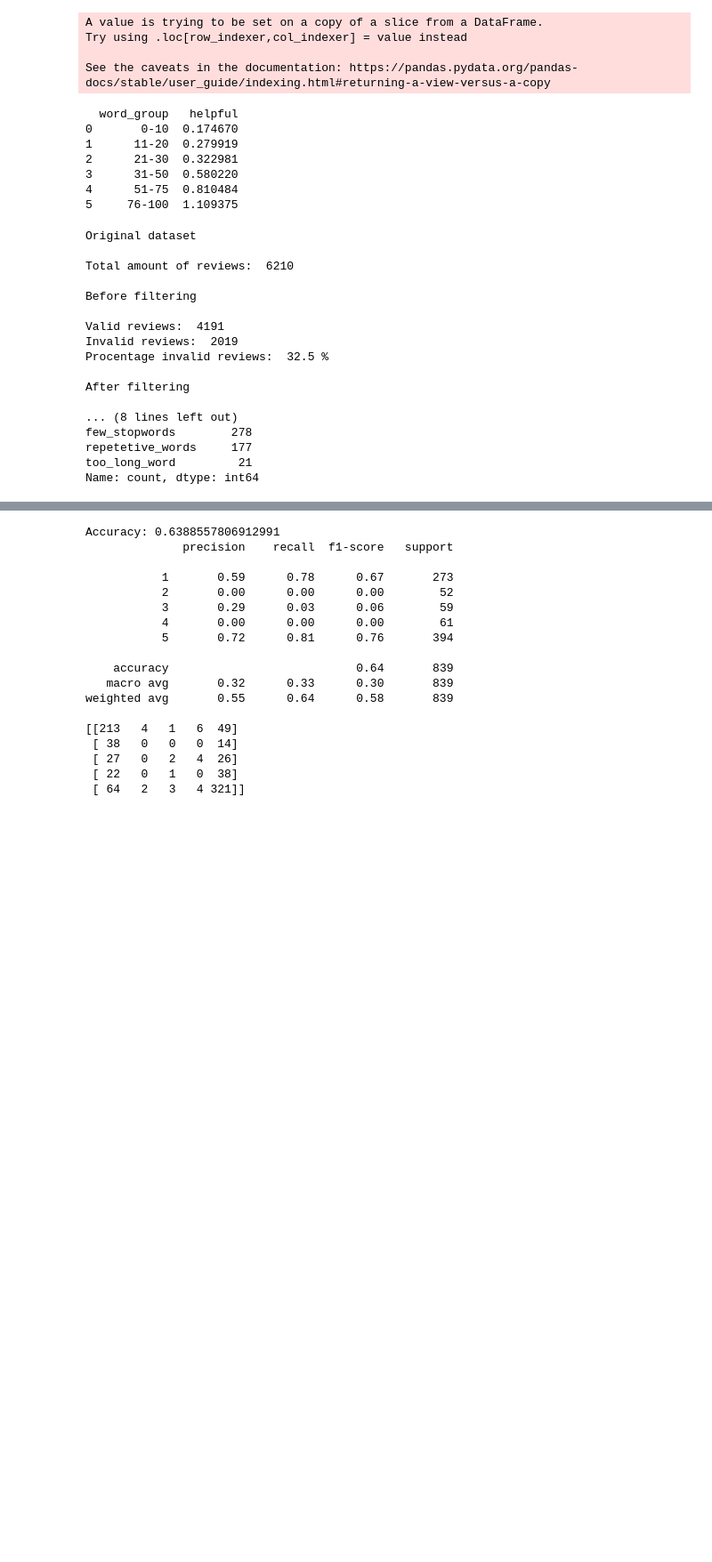
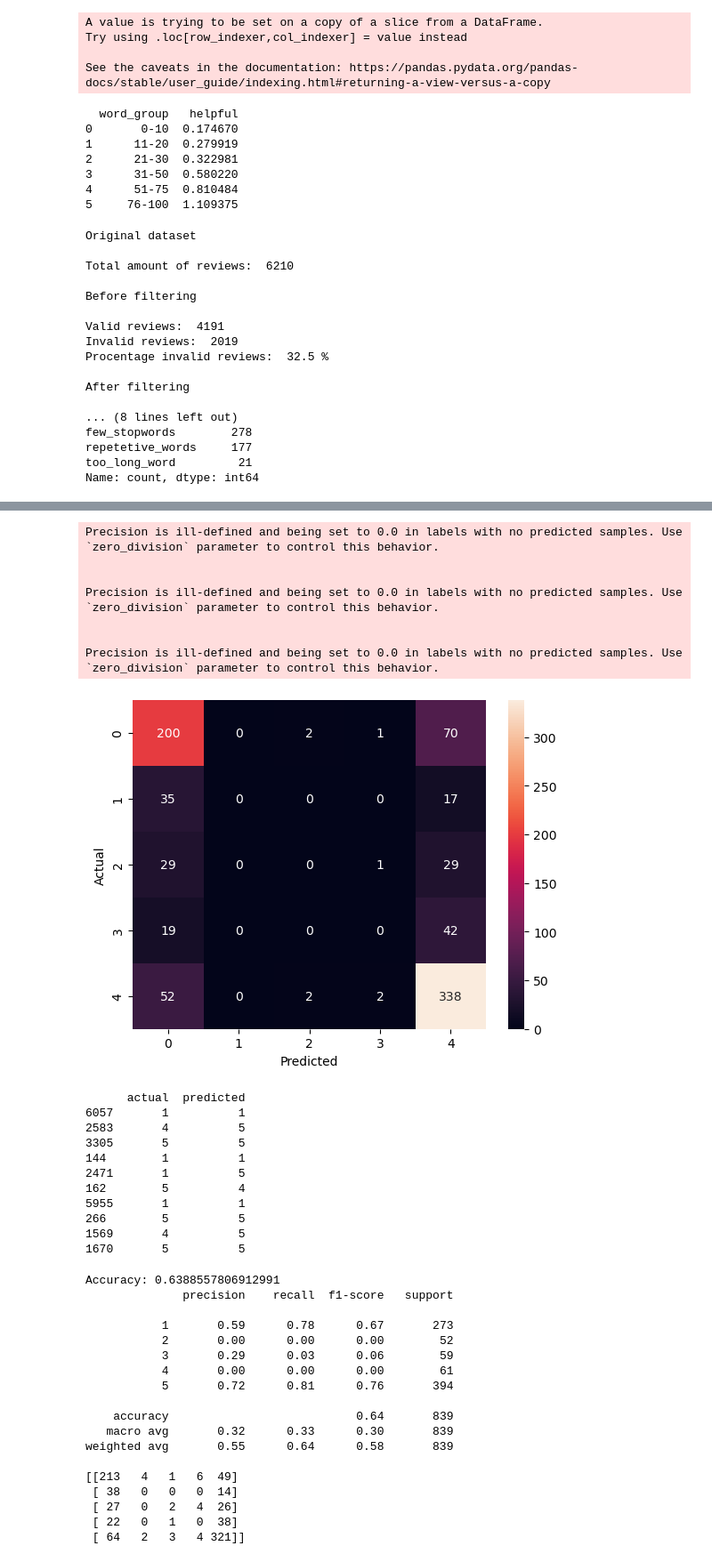
Before and after one commit to hmoverhaug/INFO284, a Jupyter notebook: visualisere.ipynb, the cells around one changed output, grey strips where cells are left out. Shown at 89% size. Saved outputs shown, nothing was run; the diff lists cells and outputs as text; code cells hidden in the pictures; blank space fills up the shorter version.

```diff
--- a/visualisere.ipynb
+++ b/visualisere.ipynb
@@ -290,3 +290,64 @@ df_cleaned['clean_text'] = df_cleaned['review_text'].apply(data_cleaning)
 df_cleaned['clean_text'] = df_cleaned['clean_text'].apply(remove_stopwords)
 # %%
 #data preparation
+# %%
+# logistic regression
+from sklearn.model_selection import train_test_split
+from sklearn.pipeline import Pipeline
+from sklearn.feature_extraction.text import TfidfVectorizer
+from sklearn.linear_model import LogisticRegression
+from sklearn.metrics import accuracy_score
+from sklearn.metrics import classification_report
+from sklearn.metrics import confusion_matrix
+
+
+# Definer X og y
+X = df_cleaned["review_text"]
+y = df_cleaned["rating"]
+
+# Split data
+X_train, X_test, y_train, y_test = train_test_split(
+    X, y, test_size=0.2, random_state=42
+)
+
+# Lag pipeline
+pipeline = Pipeline([
+    ("tfidf", TfidfVectorizer(
+    stop_words="english",
+    max_df=0.9,
+    min_df=5,
+    ngram_range=(1,2)
+)),
+    ("model", LogisticRegression())
+])
+
+# Tren modellen
+pipeline.fit(X_train, y_train)
+
+# Prediksjon
+y_pred = pipeline.predict(X_test)
+
+# Evaluer
+accuracy = accuracy_score(y_test, y_pred)
+print("Accuracy:", accuracy)
+print(classification_report(y_test, y_pred))
+
+
+import seaborn as sns
+import matplotlib.pyplot as plt
+
+cm = confusion_matrix(y_test, y_pred)
+
+sns.heatmap(cm, annot=True, fmt="d")
+plt.xlabel("Predicted")
+plt.ylabel("Actual")
+plt.show()
+
+results = pd.DataFrame({
+    #"review": df_cleaned["review_text"].iloc[y_test.index],
+    "actual": y_test,
+    "predicted": y_pred
+})
+
+print(results.head(10))
+# %% [output]
@@ -293,3 +366,22 @@ df_cleaned['clean_text'] = df_cleaned['clean_text'].apply(remove_stopwords)
+Precision is ill-defined and being set to 0.0 in labels with no predicted samples. Use `zero_division` parameter to control this behavior.
+
+
+Precision is ill-defined and being set to 0.0 in labels with no predicted samples. Use `zero_division` parameter to control this behavior.
+
+
+Precision is ill-defined and being set to 0.0 in labels with no predicted samples. Use `zero_division` parameter to control this behavior.
+[figure, added]
+      actual  predicted
+6057       1          1
+2583       4          5
+3305       5          5
+144        1          1
+2471       1          5
+162        5          4
+5955       1          1
+266        5          5
+1569       4          5
+1670       5          5
 # %%
 # naive bayes
 from sklearn.feature_extraction.text import CountVectorizer
```
Also changed, not shown: parts of 1 cell of this notebook, 1 other file.
